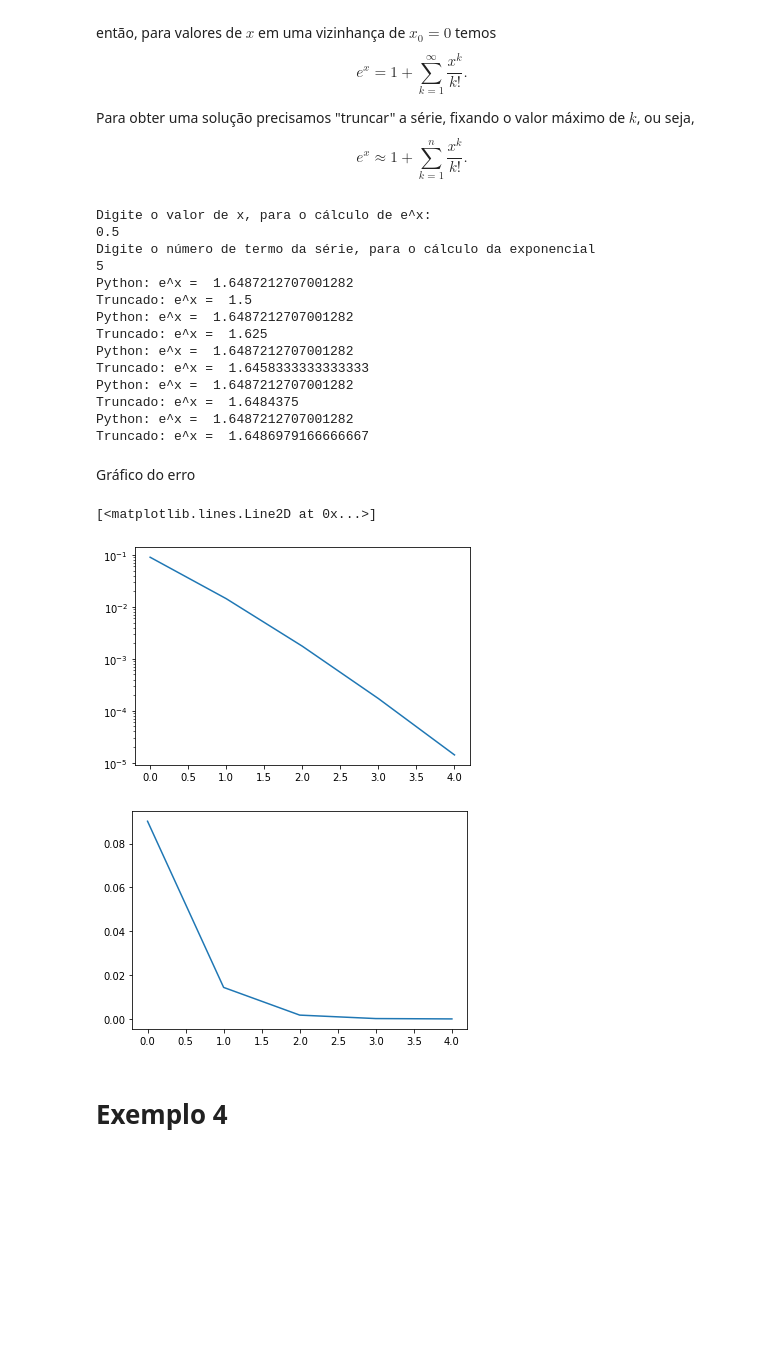
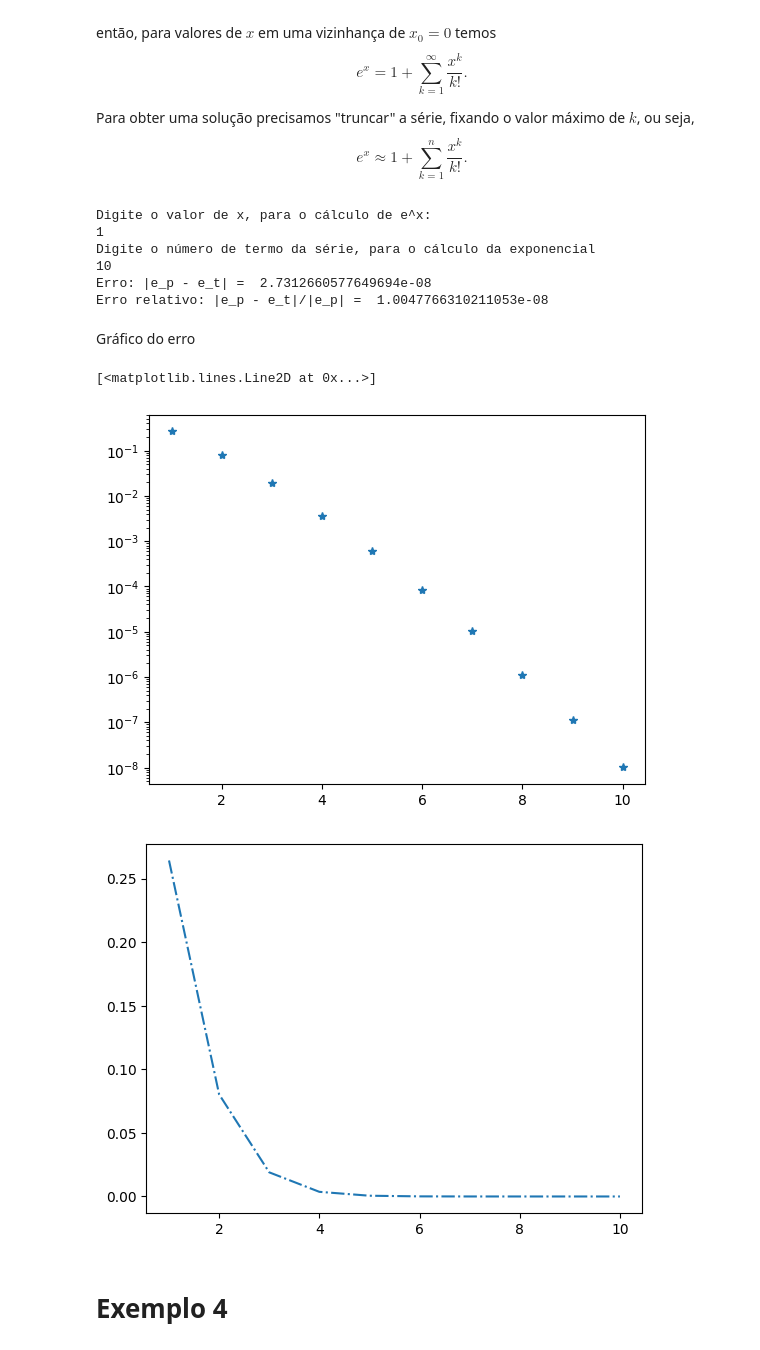
Before and after one commit to pccalegari/exemplos-CN, a Jupyter notebook: unidade1.ipynb, the cells around one changed output. Cells and saved outputs as stored; diff of their text form; code cells hidden in the pictures; blank space fills up the shorter version.

```diff
--- a/unidade1.ipynb
+++ b/unidade1.ipynb
@@ -98,44 +92,38 @@ s = 1
 i = 1
 f = 1
 er = []
+ex = []
 while(i < n+1):
   f *= i # f = f*i
   s += (x**i)/f # s = s + (x**i)/f
-  print("Python: e^x = ",np.exp(x))
-  print("Truncado: e^x = ", s)
+  #print("Python: e^x = ",np.exp(x))
+  #print("Truncado: e^x = ", s)
   er.append(abs(np.exp(x) - s)/abs(np.exp(x)))
+  ex.append(i)
   i += 1
 
-#print("Erro: |e_p - e_t| = ", abs(np.exp(x) - s))
+print("Erro: |e_p - e_t| = ", abs(np.exp(x) - s))
 
-#print("Erro relativo: |e_p - e_t|/|e_p| = ", abs(np.exp(x) - s)/abs(np.exp(x)))
+print("Erro relativo: |e_p - e_t|/|e_p| = ", abs(np.exp(x) - s)/abs(np.exp(x)))
 # %% [output]
 Digite o valor de x, para o cálculo de e^x:
-0.5
+1
 Digite o número de termo da série, para o cálculo da exponencial
-5
-Python: e^x =  1.6487212707001282
-Truncado: e^x =  1.5
-Python: e^x =  1.6487212707001282
-Truncado: e^x =  1.625
-Python: e^x =  1.6487212707001282
-Truncado: e^x =  1.6458333333333333
-Python: e^x =  1.6487212707001282
-Truncado: e^x =  1.6484375
-Python: e^x =  1.6487212707001282
-Truncado: e^x =  1.6486979166666667
+10
+Erro: |e_p - e_t| =  2.7312660577649694e-08
+Erro relativo: |e_p - e_t|/|e_p| =  1.0047766310211053e-08
 # %% [markdown]
 Gráfico do erro
 # %%
 plt.figure(1)
-plt.semilogy(er)
+plt.semilogy(ex,er,'*')
 
 plt.figure(2)
-plt.plot(er)
+plt.plot(ex,er,'-.')
 # %% [output]
 [<matplotlib.lines.Line2D at 0x...>]
-[figure, old version]
+[figure, new version]
-[figure, old version]
+[figure, new version]
 # %% [markdown]
 # Exemplo 4
 # %% [markdown]
```
Also changed, not shown: parts of 7 cells of this notebook.
